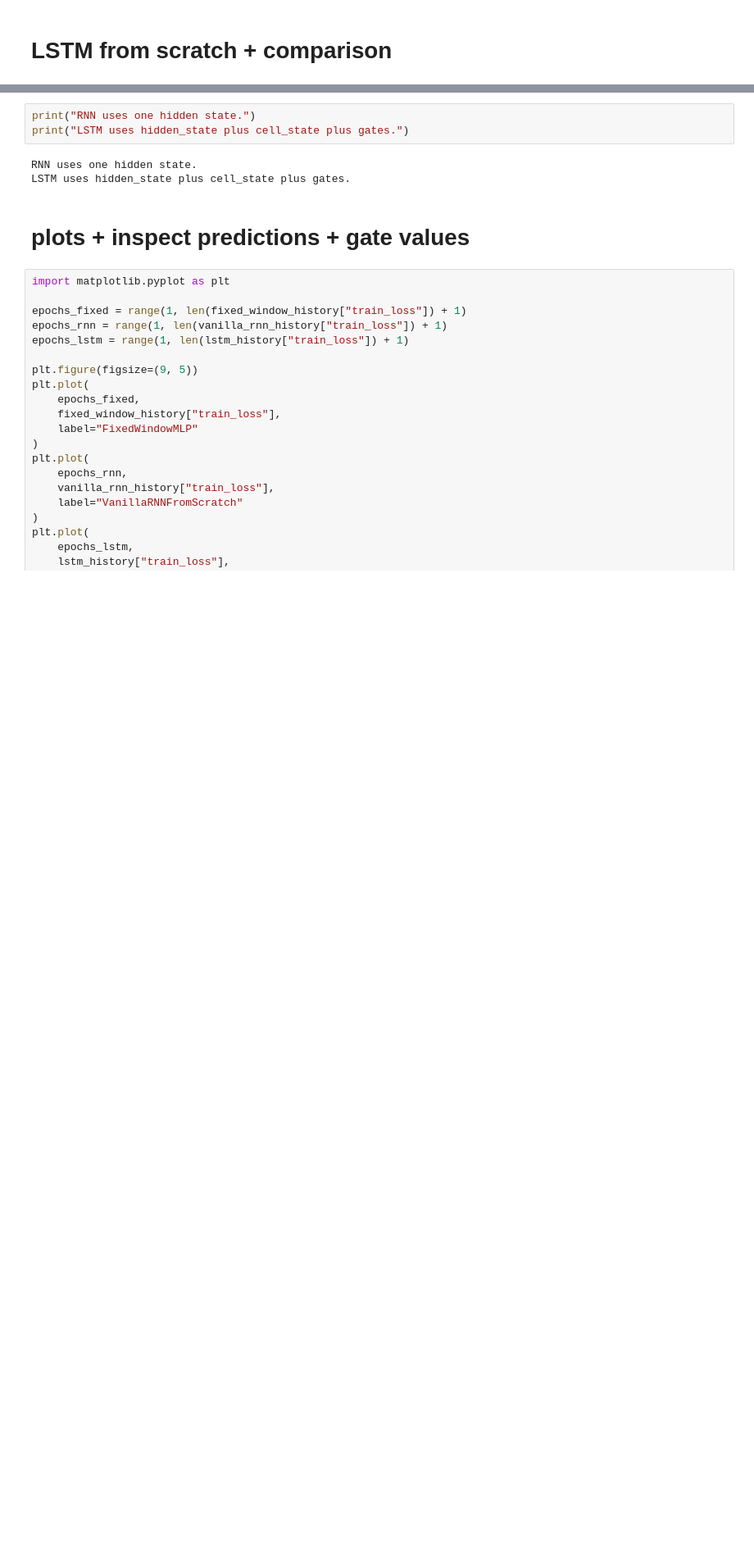
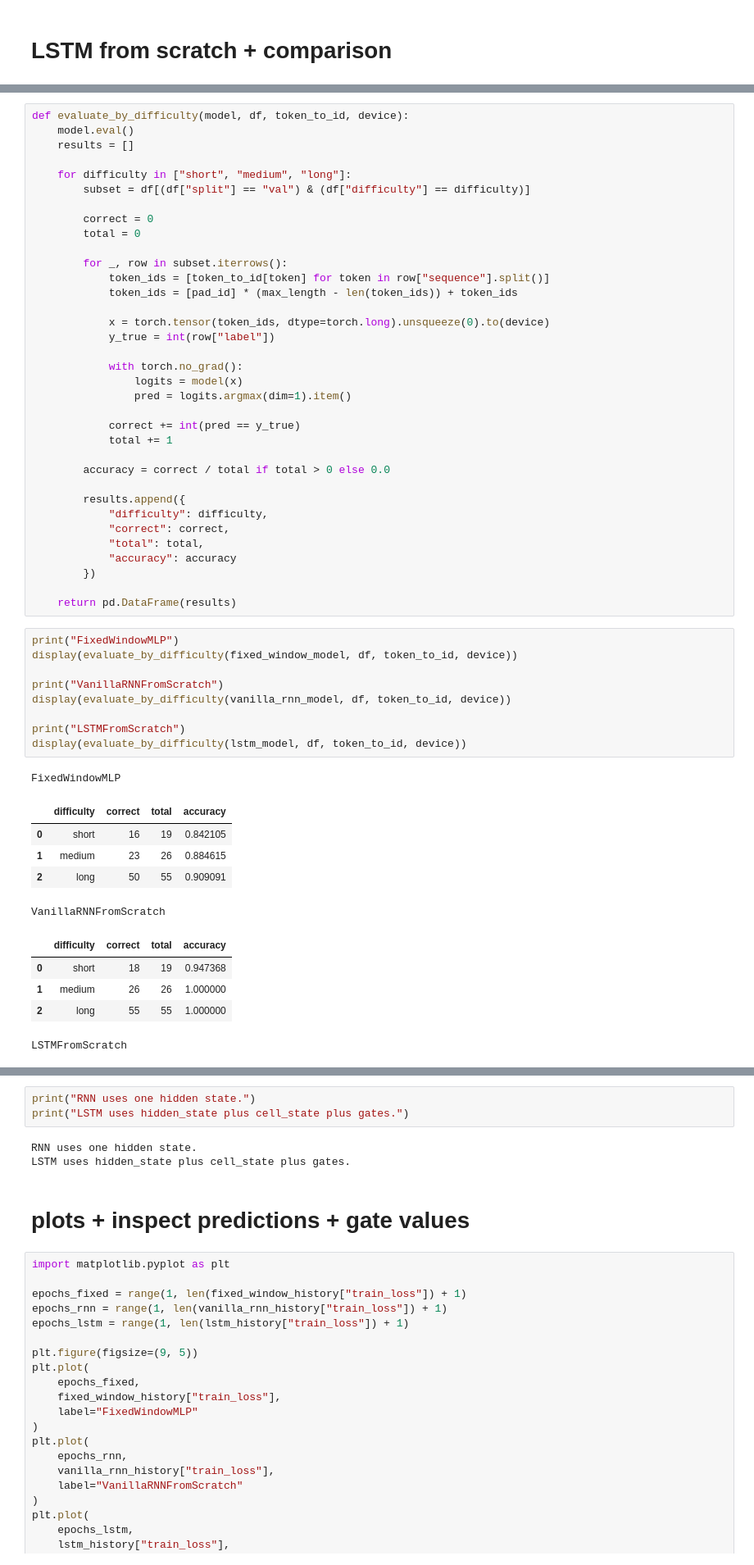
Before and after one commit to Punicbyte/LSTM-and-RNN-Reinvention, a Jupyter notebook: lstm-and-rnn-reinvention.ipynb, the cells around one changed output, grey strips where cells are left out. Shown at 82% size. Drawn from its saved outputs; the diff is of its cells as text; blank space fills up the shorter version.

Commit message:
Second time, with different dataset. RNN and LSTM preform very similar.

```diff
--- a/lstm-and-rnn-reinvention.ipynb
+++ b/lstm-and-rnn-reinvention.ipynb
@@ -603,0 +617,56 @@ VanillaRNNFromScratch                 1.00
+# %%
+def evaluate_by_difficulty(model, df, token_to_id, device):
+    model.eval()
+    results = []
+
+    for difficulty in ["short", "medium", "long"]:
+        subset = df[(df["split"] == "val") & (df["difficulty"] == difficulty)]
+
+        correct = 0
+        total = 0
+
+        for _, row in subset.iterrows():
+            token_ids = [token_to_id[token] for token in row["sequence"].split()]
+            token_ids = [pad_id] * (max_length - len(token_ids)) + token_ids
+
+            x = torch.tensor(token_ids, dtype=torch.long).unsqueeze(0).to(device)
+            y_true = int(row["label"])
+
+            with torch.no_grad():
+                logits = model(x)
+                pred = logits.argmax(dim=1).item()
+
+            correct += int(pred == y_true)
+            total += 1
+
+        accuracy = correct / total if total > 0 else 0.0
+
+        results.append({
+            "difficulty": difficulty,
+            "correct": correct,
+            "total": total,
+            "accuracy": accuracy
+        })
+
+    return pd.DataFrame(results)
+# %%
+print("FixedWindowMLP")
+display(evaluate_by_difficulty(fixed_window_model, df, token_to_id, device))
+
+print("VanillaRNNFromScratch")
+display(evaluate_by_difficulty(vanilla_rnn_model, df, token_to_id, device))
+
+print("LSTMFromScratch")
+display(evaluate_by_difficulty(lstm_model, df, token_to_id, device))
+# %% [output]
+FixedWindowMLP
+|  | difficulty | correct | total | accuracy |
+| 0 | short | 16 | 19 | 0.842105 |
+| 1 | medium | 23 | 26 | 0.884615 |
+| 2 | long | 50 | 55 | 0.909091 |
+VanillaRNNFromScratch
+|  | difficulty | correct | total | accuracy |
+| 0 | short | 18 | 19 | 0.947368 |
+| 1 | medium | 26 | 26 | 1.000000 |
+| 2 | long | 55 | 55 | 1.000000 |
+LSTMFromScratch
```
Also changed, not shown: parts of 16 cells of this notebook.
